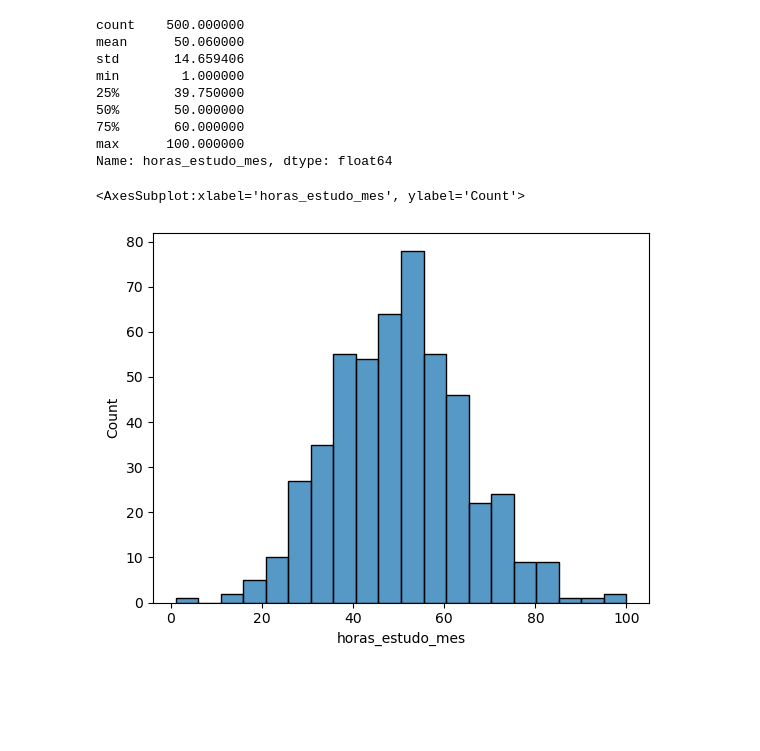
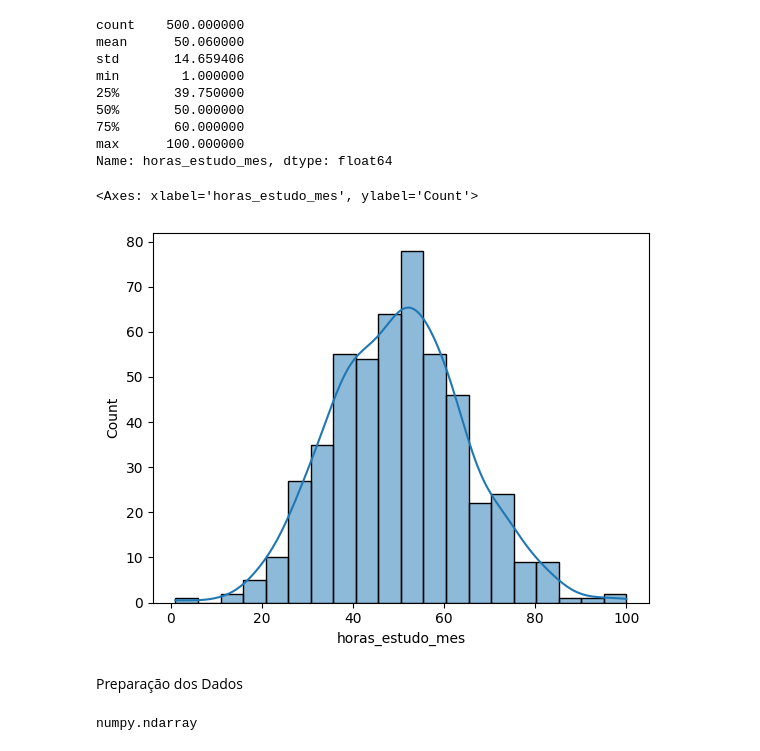
Before and after one commit to mateushlsilva/scikit-learn-aula, a Jupyter notebook: scikit-learn.ipynb, the cells around one changed output. Saved outputs shown, nothing was run; the diff lists cells and outputs as text; code cells hidden in the pictures; blank space fills up the shorter version.

Commit message:
Preparação dos Dados

```diff
--- a/scikit-learn.ipynb
+++ b/scikit-learn.ipynb
@@ -79,7 +79,9 @@ min        1.000000
 max      100.000000
 Name: horas_estudo_mes, dtype: float64
 # %%
-sns.histplot(data=df, x="horas_estudo_mes")
+sns.histplot(data = df, x = "horas_estudo_mes", kde = True)
 # %% [output]
-<AxesSubplot:xlabel='horas_estudo_mes', ylabel='Count'>
+<Axes: xlabel='horas_estudo_mes', ylabel='Count'>
-[figure, old version]
+[figure, new version]
+# %% [markdown]
+Preparação dos Dados
@@ -85,0 +90,4 @@ sns.histplot(data=df, x="horas_estudo_mes")
+# %%
+type(X)
+# %% [output]
+numpy.ndarray
```
Also changed, not shown: parts of 5 cells of this notebook.
